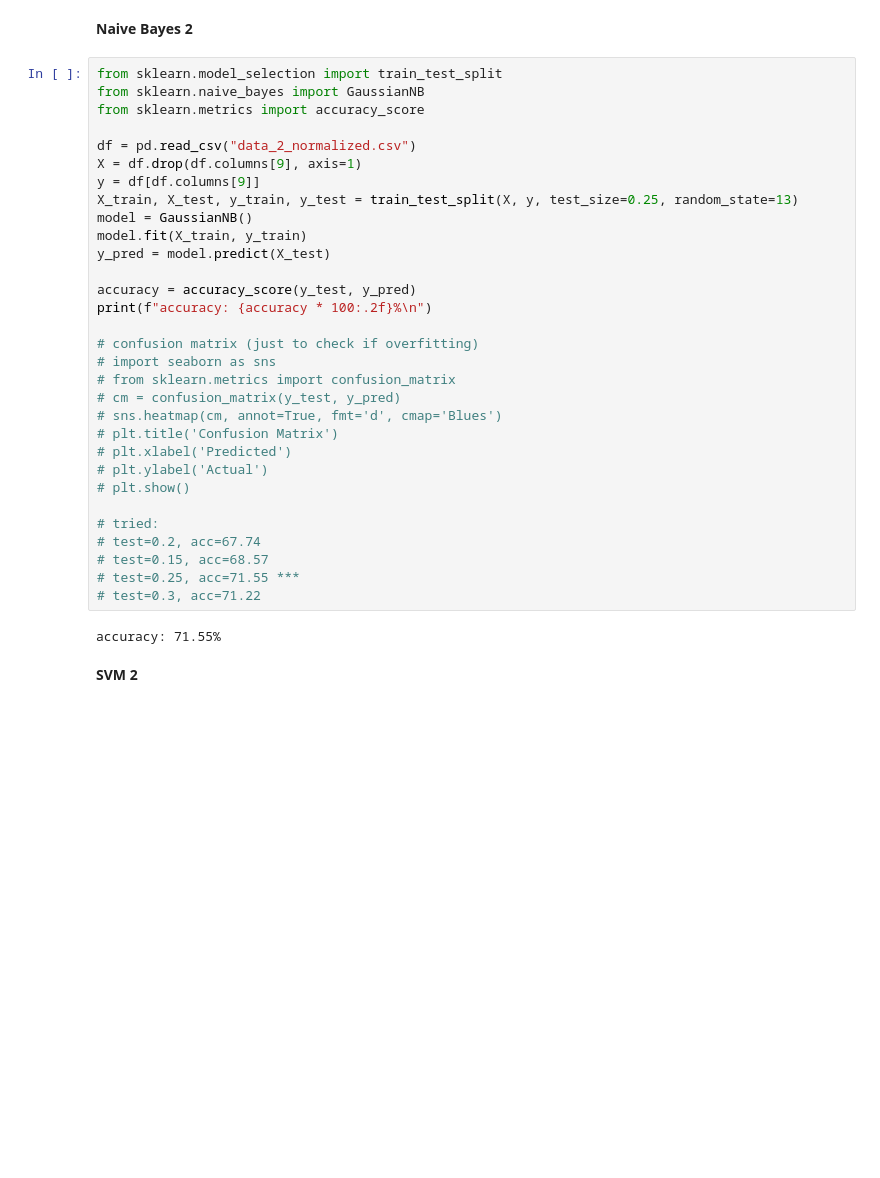
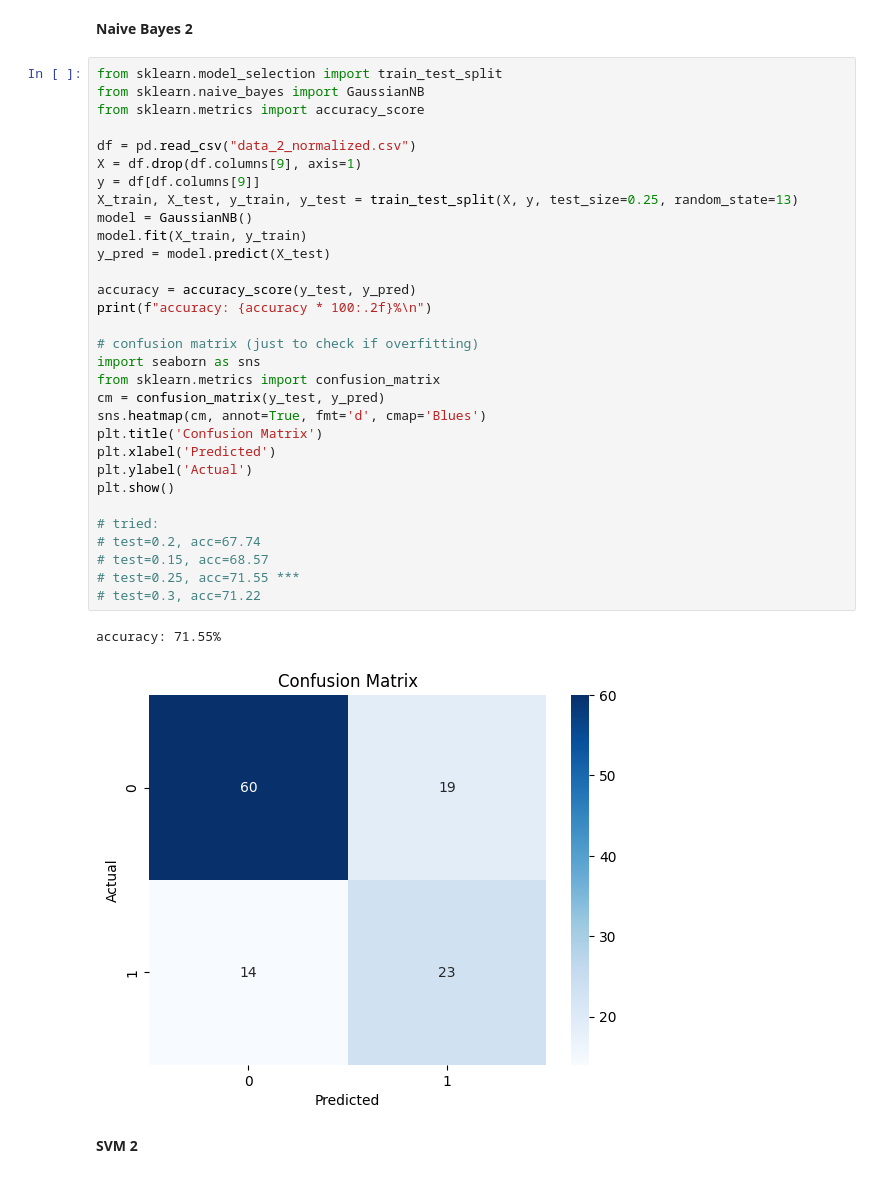
Before and after one commit to kellyegorman/data_mining, a Jupyter notebook: project_1/project_1.ipynb, the cells around one changed output. Drawn from its saved outputs; the diff is of its cells as text; blank space fills up the shorter version.

```diff
--- a/project_1/project_1.ipynb
+++ b/project_1/project_1.ipynb
@@ -249,36 +260,37 @@ accuracy: 64.29%
 # %%
 from sklearn.model_selection import train_test_split
 from sklearn.naive_bayes import GaussianNB
 from sklearn.metrics import accuracy_score
 
 df = pd.read_csv("data_2_normalized.csv")
 X = df.drop(df.columns[9], axis=1)
 y = df[df.columns[9]]
 X_train, X_test, y_train, y_test = train_test_split(X, y, test_size=0.25, random_state=13)
 model = GaussianNB()
 model.fit(X_train, y_train)
 y_pred = model.predict(X_test)
 
 accuracy = accuracy_score(y_test, y_pred)
 print(f"accuracy: {accuracy * 100:.2f}%\n")
 
 # confusion matrix (just to check if overfitting)
-# import seaborn as sns
-# from sklearn.metrics import confusion_matrix
-# cm = confusion_matrix(y_test, y_pred)
-# sns.heatmap(cm, annot=True, fmt='d', cmap='Blues')
-# plt.title('Confusion Matrix')
-# plt.xlabel('Predicted')
-# plt.ylabel('Actual')
-# plt.show()
+import seaborn as sns
+from sklearn.metrics import confusion_matrix
+cm = confusion_matrix(y_test, y_pred)
+sns.heatmap(cm, annot=True, fmt='d', cmap='Blues')
+plt.title('Confusion Matrix')
+plt.xlabel('Predicted')
+plt.ylabel('Actual')
+plt.show()
 
 # tried:
 # test=0.2, acc=67.74
 # test=0.15, acc=68.57
 # test=0.25, acc=71.55 ***
 # test=0.3, acc=71.22
 # %% [output]
 accuracy: 71.55%
+[figure, added]
 # %% [markdown]
 **SVM 2**
 # %%
```
Also changed, not shown: parts of 4 cells of this notebook, 4 other files.
